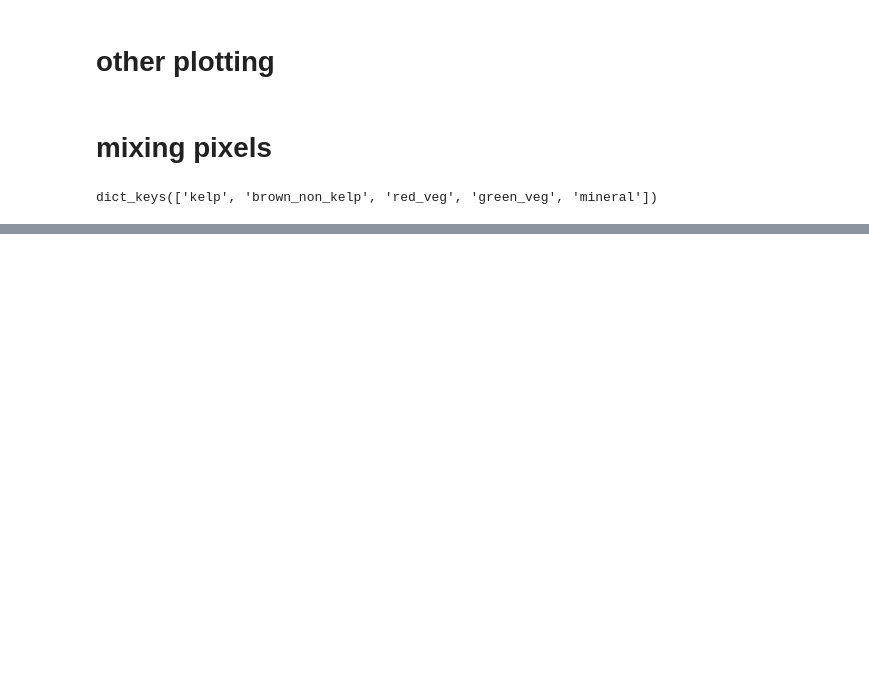
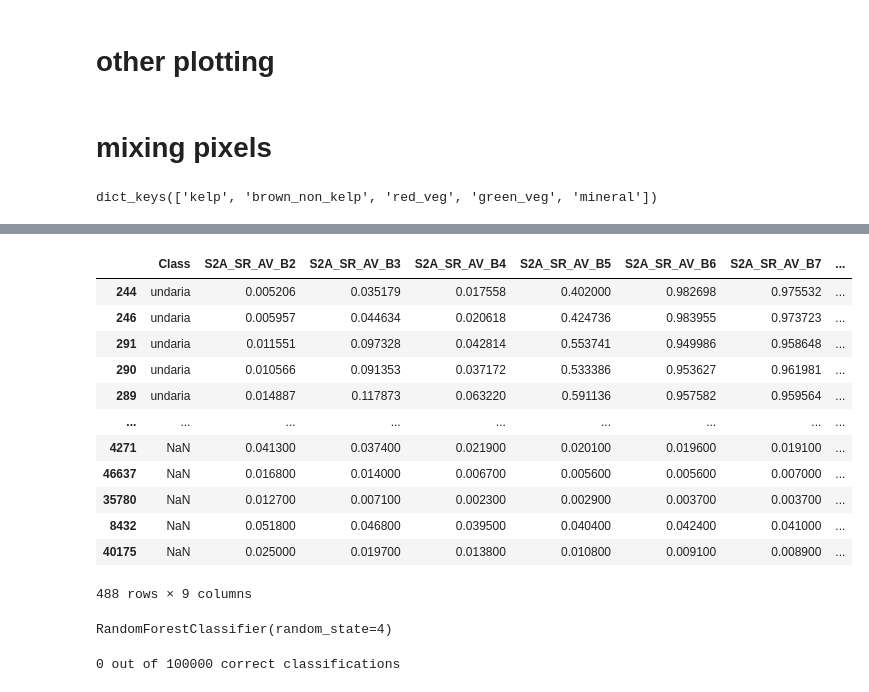
Before and after one commit to uqgrowan/Spectral-Separability-Analysis, a Jupyter notebook: mix_pixels.ipynb, the cells around one changed output, grey strips where cells are left out. Drawn from its saved outputs; the diff is of its cells as text; code cells hidden in the pictures; blank space fills up the shorter version.

```diff
--- a/mix_pixels.ipynb
+++ b/mix_pixels.ipynb
@@ -115,0 +137,29 @@ f
+# %%
+# Add water to classifier training set
+sample_idx = np.random.choice(waters.index, size = 100, replace = False)
+water_sample = waters.iloc[sample_idx, :]
+water_sample.columns = data.columns[1:]
+data_watered = pd.concat([data, water_sample], axis = 0, )
+water_labels = pd.DataFrame("water", index = sample_idx, columns = labels.columns)
+labels_watered = pd.concat([labels, water_labels], axis = 0)
+# %%
+data_watered
+# %% [output]
+|  | Class | S2A_SR_AV_B2 | S2A_SR_AV_B3 | S2A_SR_AV_B4 | S2A_SR_AV_B5 | S2A_SR_AV_B6 | S2A_SR_AV_B7 | ... |
+| 244 | undaria | 0.005206 | 0.035179 | 0.017558 | 0.402000 | 0.982698 | 0.975532 | ... |
+| 246 | undaria | 0.005957 | 0.044634 | 0.020618 | 0.424736 | 0.983955 | 0.973723 | ... |
+| 291 | undaria | 0.011551 | 0.097328 | 0.042814 | 0.553741 | 0.949986 | 0.958648 | ... |
+| 290 | undaria | 0.010566 | 0.091353 | 0.037172 | 0.533386 | 0.953627 | 0.961981 | ... |
+| 289 | undaria | 0.014887 | 0.117873 | 0.063220 | 0.591136 | 0.957582 | 0.959564 | ... |
+| ... | ... | ... | ... | ... | ... | ... | ... | ... |
+| 4271 | NaN | 0.041300 | 0.037400 | 0.021900 | 0.020100 | 0.019600 | 0.019100 | ... |
+| 46637 | NaN | 0.016800 | 0.014000 | 0.006700 | 0.005600 | 0.005600 | 0.007000 | ... |
+| 35780 | NaN | 0.012700 | 0.007100 | 0.002300 | 0.002900 | 0.003700 | 0.003700 | ... |
+| 8432 | NaN | 0.051800 | 0.046800 | 0.039500 | 0.040400 | 0.042400 | 0.041000 | ... |
+| 40175 | NaN | 0.025000 | 0.019700 | 0.013800 | 0.010800 | 0.009100 | 0.008900 | ... |
+488 rows × 9 columns
+# %%
+classer = RandomForestClassifier(random_state=4)
+classer.fit(data_watered.iloc[:, 1:], labels_watered["kbrgm"])
+# %% [output]
+RandomForestClassifier(random_state=4)
@@ -115,0 +170,4 @@ f
+# %%
+print(f"{sum(pred == maj_sim)} out of {len(pred)} correct classifications")
+# %% [output]
+0 out of 100000 correct classifications
```
Also changed, not shown: parts of 13 cells of this notebook, 2 other files.
